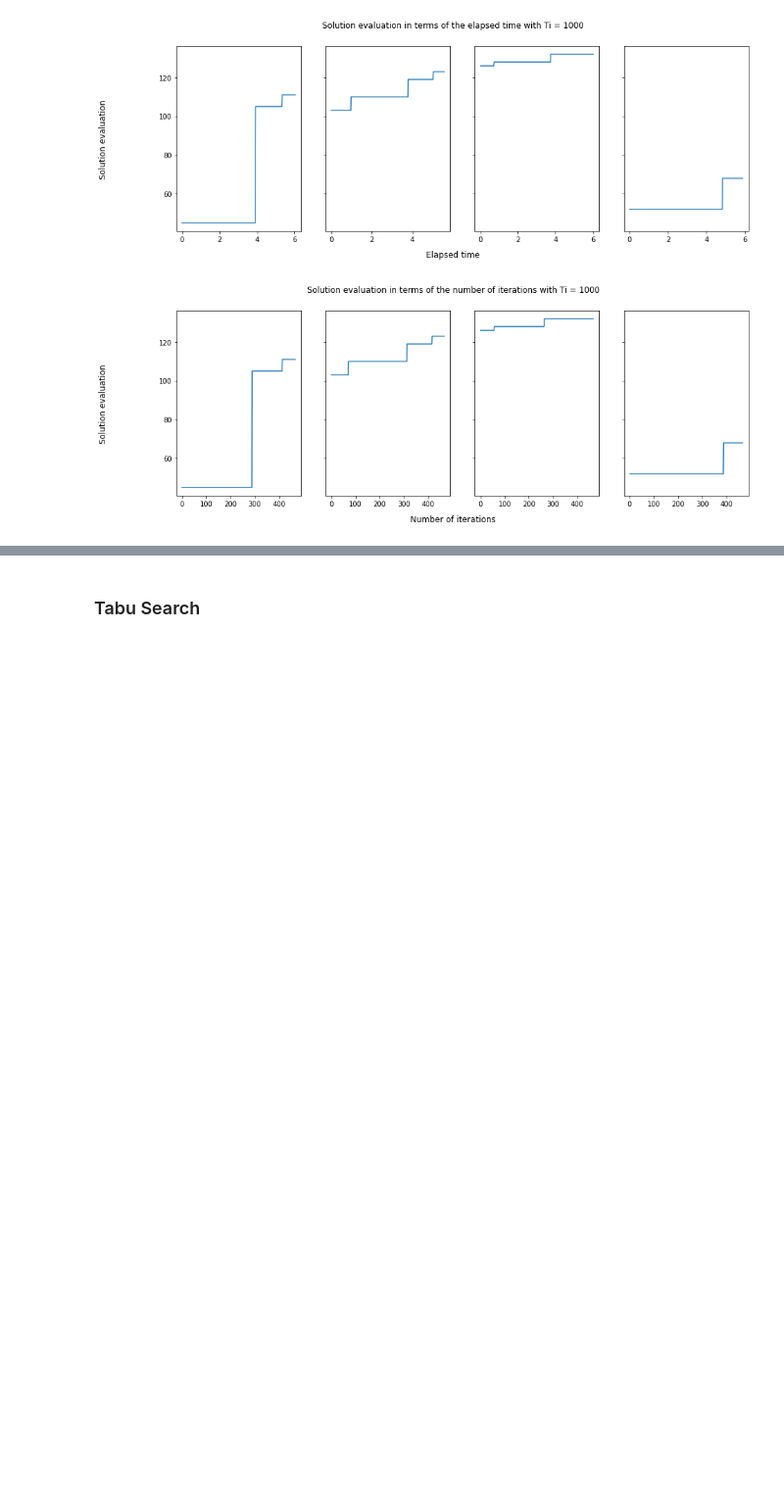
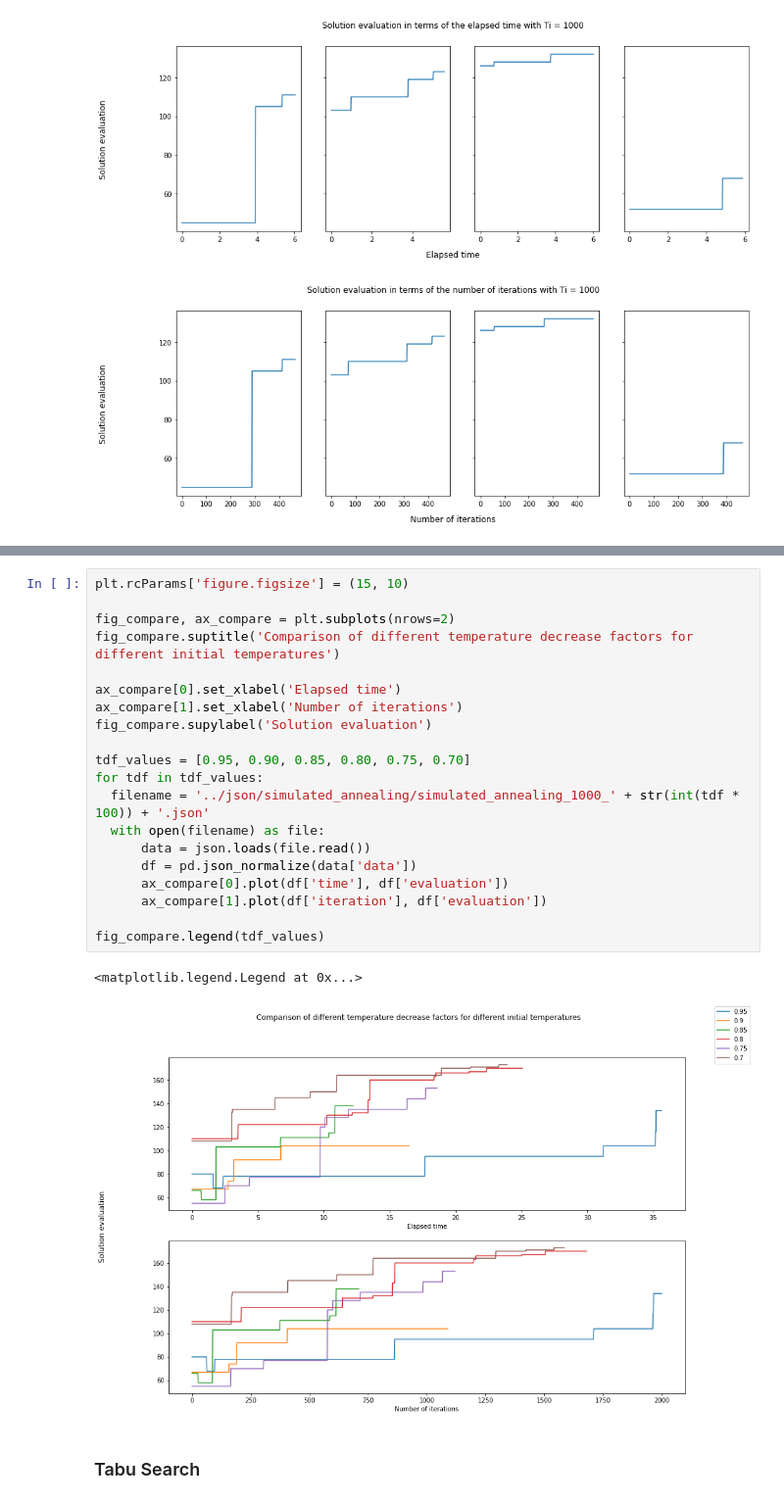
Before and after one commit to JoaoAMarinho/FEUP-IA, a Jupyter notebook: src/tests.ipynb, the cells around one changed output, grey strips where cells are left out. Shown: that part at 98% size. Drawn from its saved outputs; the diff is of its cells as text; blank space fills up the shorter version.

```diff
--- a/src/tests.ipynb
+++ b/src/tests.ipynb
@@ -85,3 +81,26 @@ fig_compare.legend(ti_values)
+# %%
+plt.rcParams['figure.figsize'] = (15, 10)
+
+fig_compare, ax_compare = plt.subplots(nrows=2)
+fig_compare.suptitle('Comparison of different temperature decrease factors for different initial temperatures')
+
+ax_compare[0].set_xlabel('Elapsed time')
+ax_compare[1].set_xlabel('Number of iterations')
+fig_compare.supylabel('Solution evaluation')
+
+tdf_values = [0.95, 0.90, 0.85, 0.80, 0.75, 0.70]
+for tdf in tdf_values:
+  filename = '../json/simulated_annealing/simulated_annealing_1000_' + str(int(tdf * 100)) + '.json'
+  with open(filename) as file:
+      data = json.loads(file.read())
+      df = pd.json_normalize(data['data'])
+      ax_compare[0].plot(df['time'], df['evaluation'])
+      ax_compare[1].plot(df['iteration'], df['evaluation'])
+
+fig_compare.legend(tdf_values)
+# %% [output]
+<matplotlib.legend.Legend at 0x...>
+[figure, added]
 # %% [markdown]
 ### Tabu Search
 # %%
```
Also changed, not shown: parts of 1 cell of this notebook, 20 other files.
